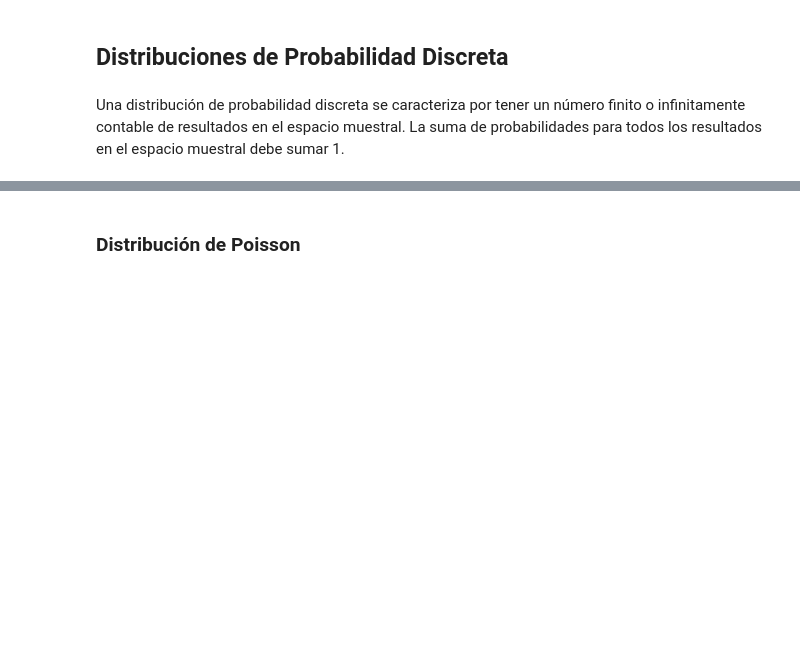
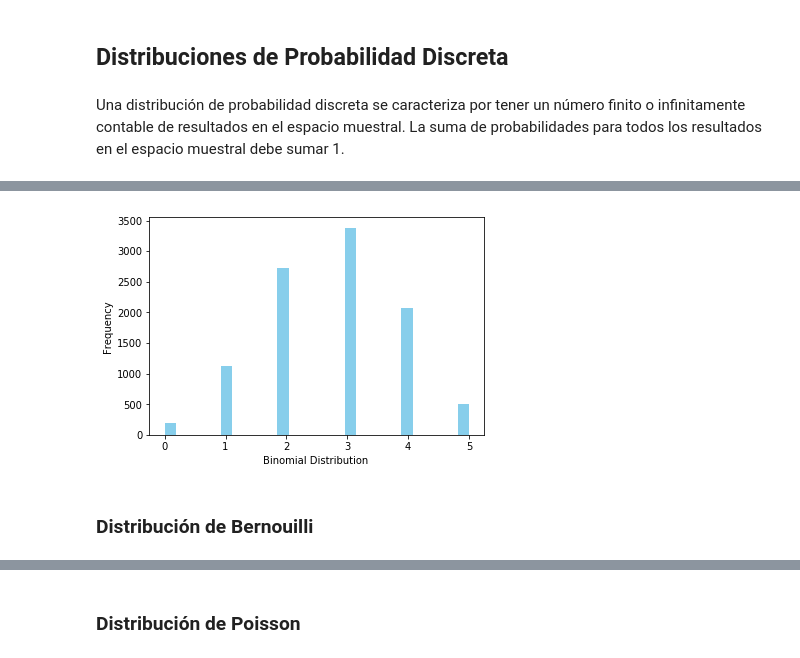
Before and after one commit to tonilopezrosell/DataBootcamp, a Jupyter notebook: Ironhack_Distribuciones _de_Probabilidad_1.ipynb, the cells around one changed output, grey strips where cells are left out. Cells and saved outputs as stored; diff of their text form; code cells hidden in the pictures; blank space fills up the shorter version.

```diff
--- a/Ironhack_Distribuciones _de_Probabilidad_1.ipynb
+++ b/Ironhack_Distribuciones _de_Probabilidad_1.ipynb
@@ -14,0 +50,16 @@ Una distribución de probabilidad discreta se caracteriza por tener un número f
+# %%
+import seaborn as sns
+from scipy.stats import binom
+
+n = 5
+p= 0.55
+data_binom = binom.rvs(n = 5, p = 0.55, size = 10000)
+ax = sns.distplot(data_binom,
+                  kde=False,
+                  color='skyblue',
+                  hist_kws={"linewidth": 15,'alpha':1})
+ax.set(xlabel='Binomial Distribution ', ylabel='Frequency');
+# %% [output]
+[figure, added]
+# %% [markdown]
+### Distribución de Bernouilli
```
Also changed, not shown: parts of 18 cells of this notebook.
